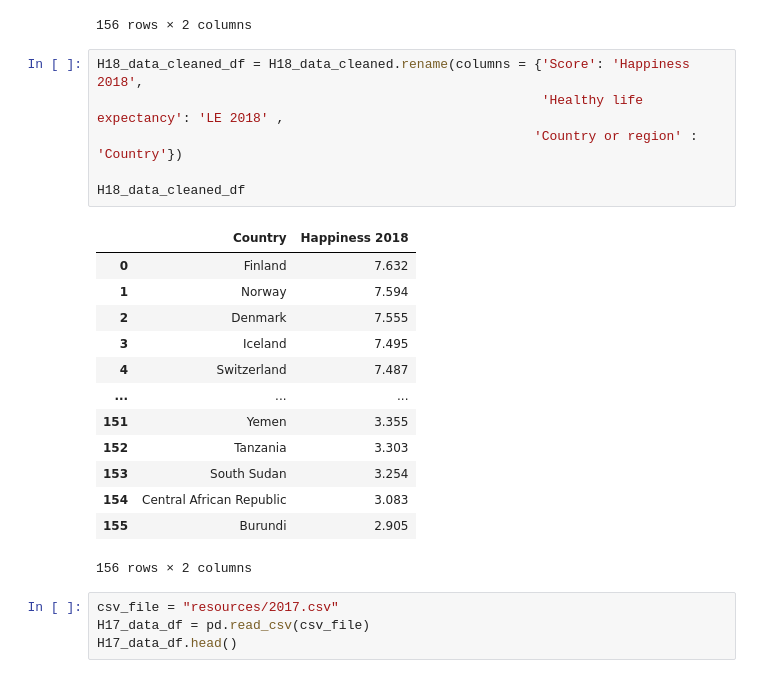
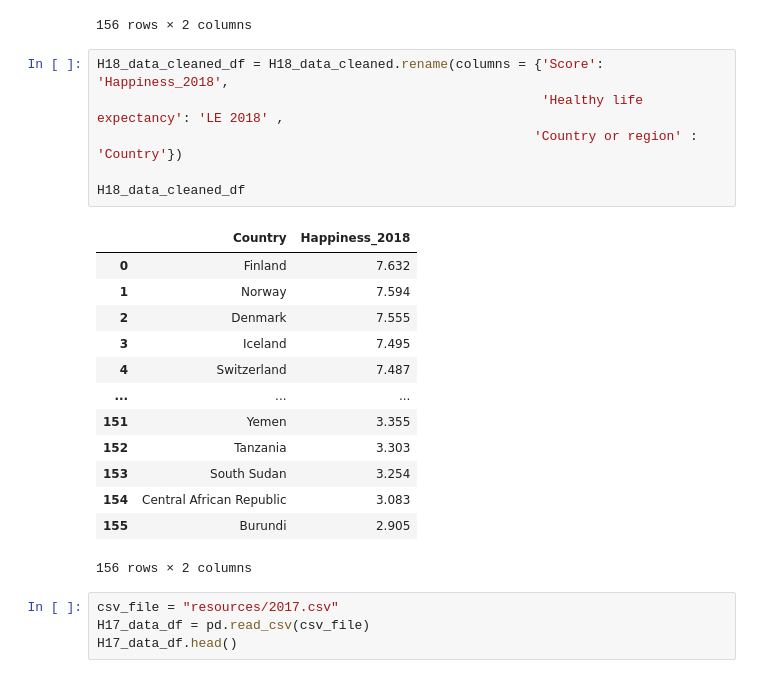
Before and after one commit to thn22/Dedupeanalytics, a Jupyter notebook: Dedupeanalytics.ipynb, the cells around one changed output. Saved outputs shown, nothing was run; the diff lists cells and outputs as text.

```diff
--- a/Dedupeanalytics.ipynb
+++ b/Dedupeanalytics.ipynb
@@ -165,13 +165,13 @@ H18_data_cleaned
 | 155 | Burundi | 2.905 |
 156 rows × 2 columns
 # %%
-H18_data_cleaned_df = H18_data_cleaned.rename(columns = {'Score': 'Happiness 2018',
+H18_data_cleaned_df = H18_data_cleaned.rename(columns = {'Score': 'Happiness_2018',
                                                          'Healthy life expectancy': 'LE 2018' ,
                                                         'Country or region' : 'Country'})
 
 H18_data_cleaned_df
 # %% [output]
-|  | Country | Happiness 2018 |
+|  | Country | Happiness_2018 |
 | 0 | Finland | 7.632 |
 | 1 | Norway | 7.594 |
 | 2 | Denmark | 7.555 |
```
Also changed, not shown: parts of 12 cells of this notebook.
